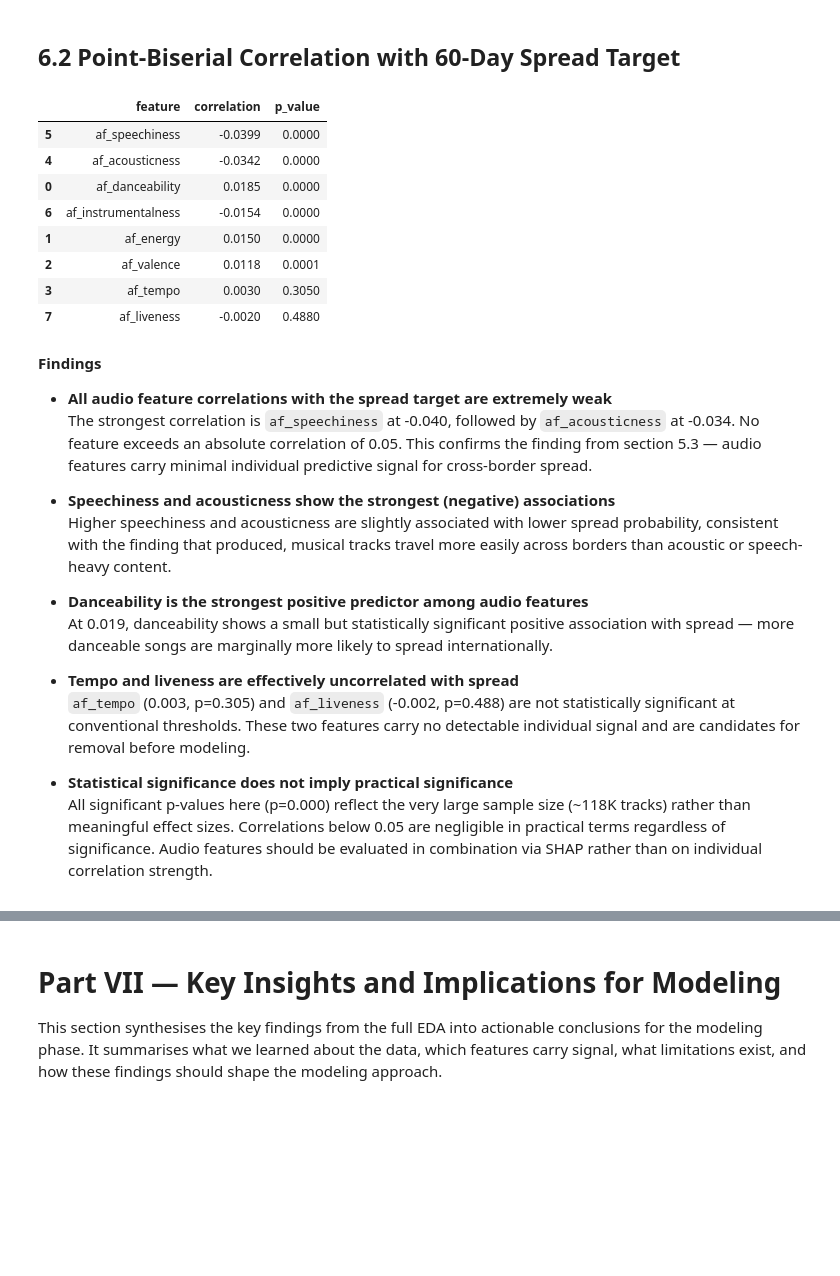
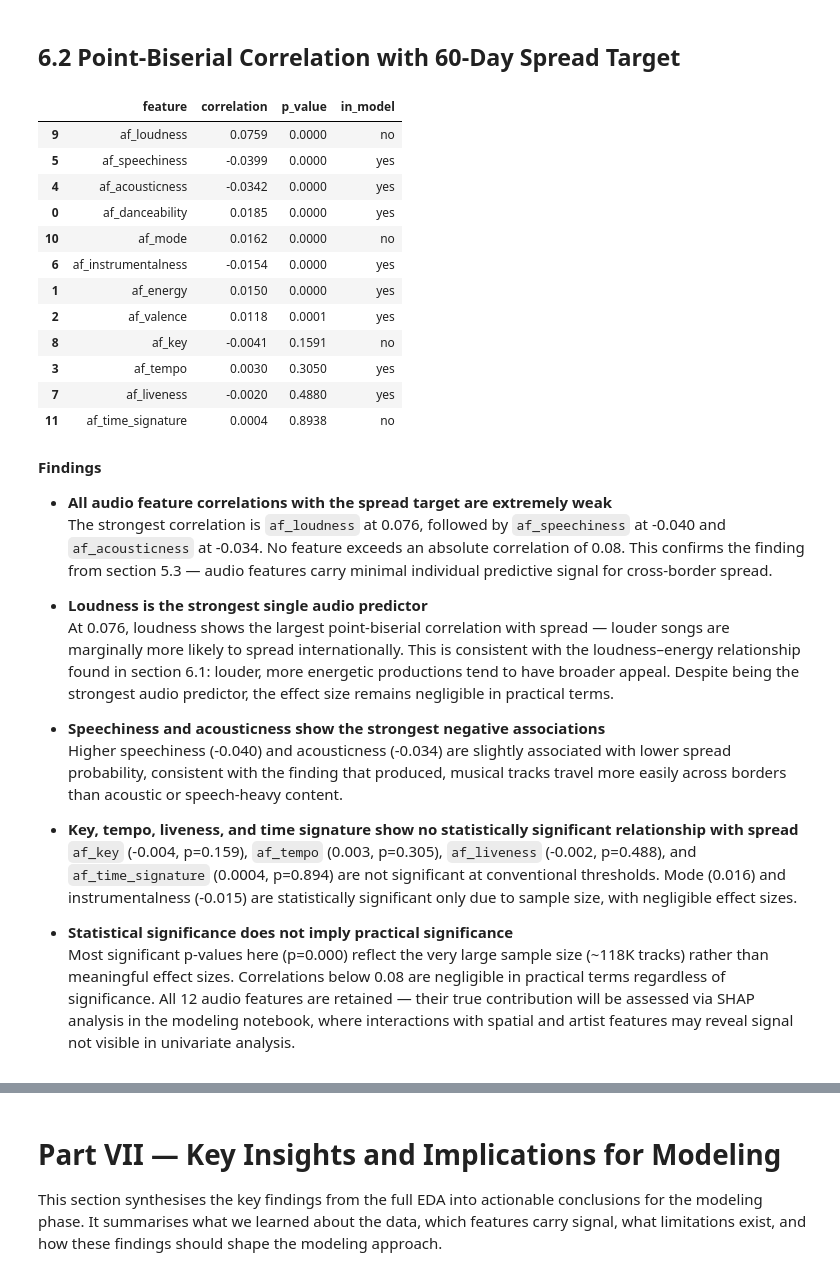
Before and after one commit to mchlkan/ML_Group_AB, a Jupyter notebook: notebooks/02_EDA.ipynb, the cells around one changed output, grey strips where cells are left out. Cells and saved outputs as stored; diff of their text form; code cells hidden in the pictures; blank space fills up the shorter version.

```diff
--- a/notebooks/02_EDA.ipynb
+++ b/notebooks/02_EDA.ipynb
@@ -2478,7 +2566,8 @@ audio_summary_df
 |  | af_danceability | af_energy | af_valence | af_tempo | af_acousticness | af_speechiness | ... |
 | 0 | 0.686441 | 0.645291 | 0.525679 | 121.085674 | 0.256644 | 0.108095 | ... |
 # %%
-# Create a track-level dataset with average audio feature values across all chart entries for each track to analyze how a song's overall audio profile relates to its diffusion patterns, while minimizing the impact of missing audio feature values in specific chart entries
+# Create a track-level dataset with audio feature values for each track.
+# Uses MIN() as a simple dedup — audio features are constant per track.
 
 track_audio_df = q("""
 SELECT
@@ -2490,7 +2579,11 @@ SELECT
     MIN(af_acousticness) AS af_acousticness,
     MIN(af_speechiness) AS af_speechiness,
     MIN(af_instrumentalness) AS af_instrumentalness,
-    MIN(af_liveness) AS af_liveness
+    MIN(af_liveness) AS af_liveness,
+    MIN(af_key) AS af_key,
+    MIN(af_loudness) AS af_loudness,
+    MIN(af_mode) AS af_mode,
+    MIN(af_time_signature) AS af_time_signature
 FROM local_top200
 GROUP BY track_id
 """)
@@ -2504,9 +2597,12 @@ track_audio_df.head()
 | 3 | 5yFSF6qQA1rcLsQRnBsZgb | 0.658 | 0.678 | 0.662 | 97.976 | 0.3030 | 0.0580 | ... |
 | 4 | 5EKITWJXROxWdc0bcRrMLy | 0.823 | 0.440 | 0.692 | 102.997 | 0.0375 | 0.0346 | ... |
 # %%
-# Visualize the distribution of each audio feature across tracks to understand the general audio profile of the songs in the dataset and to inform later analysis of how audio characteristics relate to diffusion patterns
+# Visualize the distribution of all 12 audio features across tracks.
+# The first 8 are continuous features carried forward to modeling.
+# The last 4 (key, loudness, mode, time_signature) are explored here
+# and excluded from modeling with documented reasoning for why some have limited expected signal
 
-for col in audio_feature_cols:
+for col in audio_feature_cols_all:
     plot_hist(
         track_audio_df[col].dropna(),
         bins=30,
@@ -3854,67 +3998,84 @@ plt.show()
 # %% [markdown]
 ## 6.2 Point-Biserial Correlation with 60-Day Spread Target
 # %%
-# Point-biserial correlation of numeric features with the binary spread target
+# Point-biserial correlation of all 12 audio features with the binary spread target
 from scipy.stats import pointbiserialr
 
 spread_label_df = q("""
 WITH spread_60d AS (
     SELECT
         sfge.track_id,
         CASE
             WHEN COUNT(DISTINCT CASE
                 WHEN scfe.first_entry_date > sfge.first_global_entry_date
                  AND scfe.first_entry_date <= sfge.first_global_entry_date + INTERVAL 60 DAY
                 THEN scfe.region END) > 0 THEN 1 ELSE 0
         END AS did_spread_60d
     FROM song_first_global_entry sfge
     LEFT JOIN song_country_first_entry scfe ON sfge.track_id = scfe.track_id
     GROUP BY 1
 )
 SELECT s.did_spread_60d, t.*
 FROM spread_60d s
 JOIN track_audio_df t ON s.track_id = t.track_id
 """)
 
+# All 12 audio features
+feature_cols_all = [
+    'af_danceability', 'af_energy', 'af_valence', 'af_tempo',
+    'af_acousticness', 'af_speechiness', 'af_instrumentalness', 'af_liveness',
+    'af_key', 'af_loudness', 'af_mode', 'af_time_signature'
+]
+
+# 8 continuous features (used downstream in VIF, excludes key/mode/time_signature)
 feature_cols = [
     'af_danceability', 'af_energy', 'af_valence', 'af_tempo',
     'af_acousticness', 'af_speechiness', 'af_instrumentalness', 'af_liveness'
 ]
 
 pb_results = []
-for col in feature_cols:
+for col in feature_cols_all:
     valid = spread_label_df[['did_spread_60d', col]].dropna()
     corr, pval = pointbiserialr(valid['did_spread_60d'], valid[col])
-    pb_results.append({'feature': col, 'correlation': round(corr, 4), 'p_value': round(pval, 4)})
+    pb_results.append({
+        'feature': col,
+        'correlation': round(corr, 4),
+        'p_value': round(pval, 4),
+        'in_model': 'yes' if col in feature_cols else 'no'
+    })
 
 pb_df = pd.DataFrame(pb_results).sort_values('correlation', key=abs, ascending=False)
 pb_df
 # %% [output]
-|  | feature | correlation | p_value |
-| 5 | af_speechiness | -0.0399 | 0.0000 |
-| 4 | af_acousticness | -0.0342 | 0.0000 |
-| 0 | af_danceability | 0.0185 | 0.0000 |
-| 6 | af_instrumentalness | -0.0154 | 0.0000 |
-| 1 | af_energy | 0.0150 | 0.0000 |
-| 2 | af_valence | 0.0118 | 0.0001 |
-| 3 | af_tempo | 0.0030 | 0.3050 |
-| 7 | af_liveness | -0.0020 | 0.4880 |
+|  | feature | correlation | p_value | in_model |
+| 9 | af_loudness | 0.0759 | 0.0000 | no |
+| 5 | af_speechiness | -0.0399 | 0.0000 | yes |
+| 4 | af_acousticness | -0.0342 | 0.0000 | yes |
+| 0 | af_danceability | 0.0185 | 0.0000 | yes |
+| 10 | af_mode | 0.0162 | 0.0000 | no |
+| 6 | af_instrumentalness | -0.0154 | 0.0000 | yes |
+| 1 | af_energy | 0.0150 | 0.0000 | yes |
+| 2 | af_valence | 0.0118 | 0.0001 | yes |
+| 8 | af_key | -0.0041 | 0.1591 | no |
+| 3 | af_tempo | 0.0030 | 0.3050 | yes |
+| 7 | af_liveness | -0.0020 | 0.4880 | yes |
+| 11 | af_time_signature | 0.0004 | 0.8938 | no |
 # %% [markdown]
 **Findings**
 
 - **All audio feature correlations with the spread target are extremely weak**
-  The strongest correlation is `af_speechiness` at -0.040, followed by `af_acousticness` at -0.034. No feature exceeds an absolute correlation of 0.05. This confirms the finding from section 5.3 — audio features carry minimal individual predictive signal for cross-border spread.
+  The strongest correlation is `af_loudness` at 0.076, followed by `af_speechiness` at -0.040 and `af_acousticness` at -0.034. No feature exceeds an absolute correlation of 0.08. This confirms the finding from section 5.3 — audio features carry minimal individual predictive signal for cross-border spread.
 
-- **Speechiness and acousticness show the strongest (negative) associations**
-  Higher speechiness and acousticness are slightly associated with lower spread probability, consistent with the finding that produced, musical tracks travel more easily across borders than acoustic or speech-heavy content.
+- **Loudness is the strongest single audio predictor**
+  At 0.076, loudness shows the largest point-biserial correlation with spread — louder songs are marginally more likely to spread internationally. This is consistent with the loudness–energy relationship found in section 6.1: louder, more energetic productions tend to have broader appeal. Despite being the strongest audio predictor, the effect size remains negligible in practical terms.
 
-- **Danceability is the strongest positive predictor among audio features**
-  At 0.019, danceability shows a small but statistically significant positive association with spread — more danceable songs are marginally more likely to spread internationally.
+- **Speechiness and acousticness show the strongest negative associations**
+  Higher speechiness (-0.040) and acousticness (-0.034) are slightly associated with lower spread probability, consistent with the finding that produced, musical tracks travel more easily across borders than acoustic or speech-heavy content.
 
-- **Tempo and liveness are effectively uncorrelated with spread**
-  `af_tempo` (0.003, p=0.305) and `af_liveness` (-0.002, p=0.488) are not statistically significant at conventional thresholds. These two features carry no detectable individual signal and are candidates for removal before modeling.
+- **Key, tempo, liveness, and time signature show no statistically significant relationship with spread**
+  `af_key` (-0.004, p=0.159), `af_tempo` (0.003, p=0.305), `af_liveness` (-0.002, p=0.488), and `af_time_signature` (0.0004, p=0.894) are not significant at conventional thresholds. Mode (0.016) and instrumentalness (-0.015) are statistically significant only due to sample size, with negligible effect sizes.
 
 - **Statistical significance does not imply practical significance**
-  All significant p-values here (p=0.000) reflect the very large sample size (~118K tracks) rather than meaningful effect sizes. Correlations below 0.05 are negligible in practical terms regardless of significance. Audio features should be evaluated in combination via SHAP rather than on individual correlation strength.
+  Most significant p-values here (p=0.000) reflect the very large sample size (~118K tracks) rather than meaningful effect sizes. Correlations below 0.08 are negligible in practical terms regardless of significance. All 12 audio features are retained — their true contribution will be assessed via SHAP analysis in the modeling notebook, where interactions with spatial and artist features may reveal signal not visible in univariate analysis.
 # %% [markdown]
 ## 6.3 VIF Analysis
```
Also changed, not shown: parts of 44 cells of this notebook, 1 other file.
